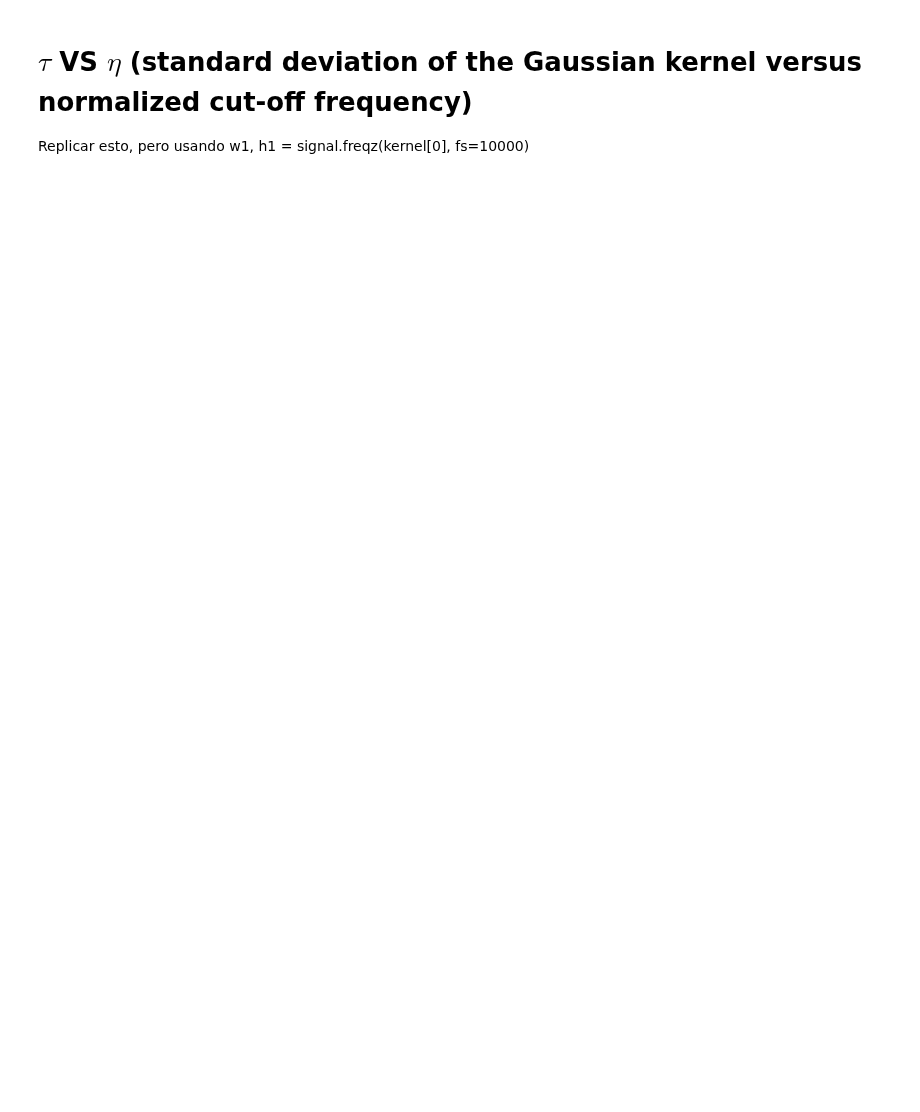
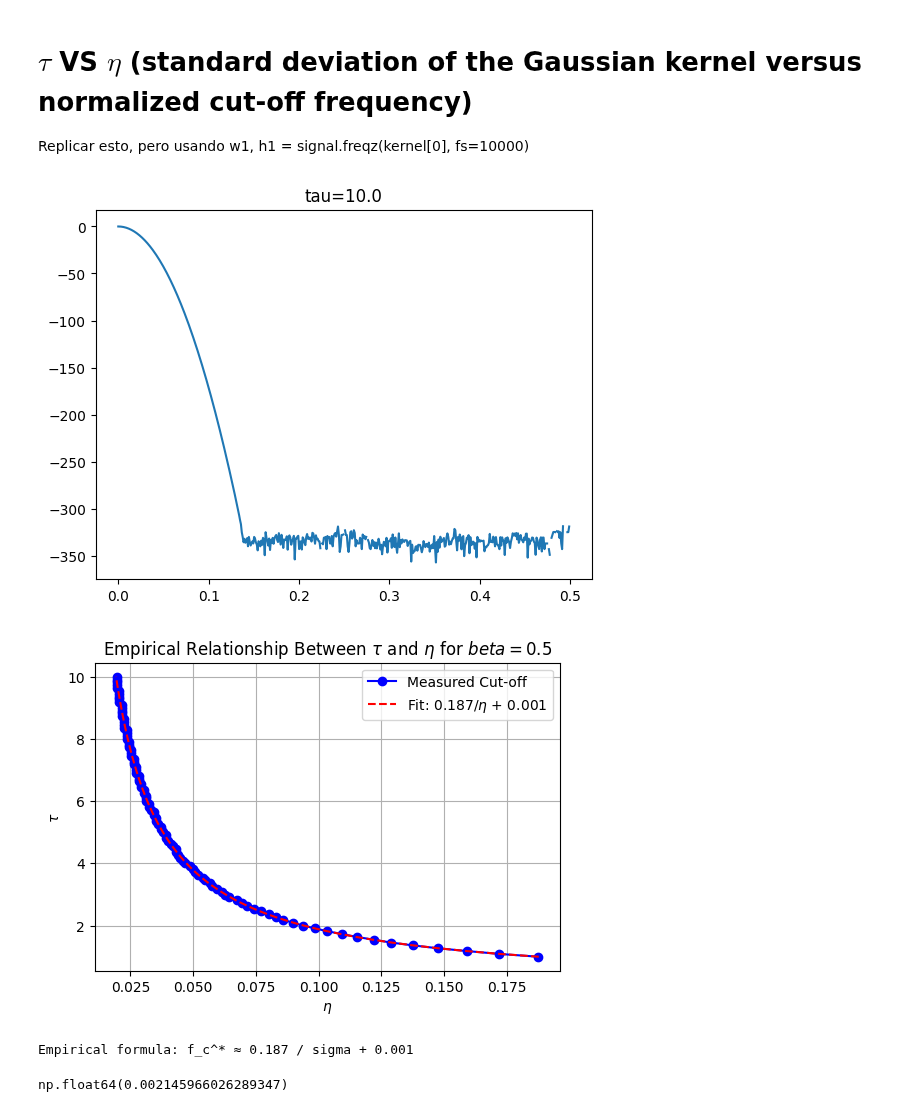
Before and after one commit to vicente-gonzalez-ruiz/denoising, a Jupyter notebook: notebooks/tau_vs_eta.ipynb, the cells around one changed output. Saved outputs shown, nothing was run; the diff lists cells and outputs as text; code cells hidden in the pictures; blank space fills up the shorter version.

```diff
--- a/notebooks/tau_vs_eta.ipynb
+++ b/notebooks/tau_vs_eta.ipynb
@@ -11,15 +11,24 @@ from scipy import signal
 from denoising.utils import get_gaussian_kernel
 
 # Define parameters
-beta = 0.1
+beta = 0.5 # 1/np.sqrt(2)
 sigma_values = np.linspace(1, 10, 100)  # Range of sigma values to test
+#sigma_values = np.linspace(0.5, 0.5, 1)  # Range of sigma values to test
 bandwidth=1
 normalized_cutoff_freqs = []
+
+def naive_gaussian_kernel(sigma=1, k=20):
+    """Generates a truncated Gaussian kernel without smoothing adjustments."""
+    L = 2 * k * sigma + 1  # Ensure an odd length
+    x = np.arange(-L//2, L//2 + 1)
+    kernel = np.exp(-0.5 * (x / sigma) ** 2)
+    return kernel / kernel.sum()  # Normalize
 
 for sigma in sigma_values:
     #print("sigma =", sigma)
     # Generate Gaussian kernel
-    kernel = get_gaussian_kernel(sigma)
+    kernel = naive_gaussian_kernel(sigma)
+    #kernel = get_gaussian_kernel(sigma)
     #print(kernel.shape)
     #plt.plot(kernel)
     #plt.show()
@@ -37,36 +46,55 @@ for sigma in sigma_values:
     map = np.asarray(response < beta).nonzero()
     #print(map)
     try:
-        cutoff_idx = map[0][0]
+        cutoff_idx = map[0][0]  # The first element of a list of arrays with only one array
     except IndexError:
         cutoff_idx = 511
     #cutoff_idx = np.where(response < response[0] / np.sqrt(2))[0][0]
     #print(response[0] / 10)
 
     #cutoff_idx = np.where(response < response[0] / 10)[0][0]
     #print("freq_response[0]=", freq_response[0])
     #cutoff_idx = np.where(freq_response < 1.4)[0][0]
     #print("cutoff_idx=", cutoff_idx)
     cutoff_freq = freqs[cutoff_idx]/bandwidth
     normalized_cutoff_freqs.append(cutoff_freq)
-
-plt.plot(freqs, response)
+plt.title(f"tau={sigma}")
+#plt.plot(freqs, response)
+plt.plot(freqs, 20 * np.log10(response))
 plt.show()
 
 # Fit an empirical formula: f_c^* ≈ C / sigma
 coeff = np.polyfit(1 / sigma_values, normalized_cutoff_freqs, 1)
 
 # Display empirical relationship
 plt.figure(figsize=(6, 4))
 #plt.plot(sigma_values, normalized_cutoff_freqs, 'bo-', label='Measured Cut-off')
 plt.plot(normalized_cutoff_freqs, sigma_values, 'bo-', label='Measured Cut-off')
 #plt.plot(sigma_values, coeff[0] * (1 / sigma_values) + coeff[1], 'r--', label=f'Fit: {coeff[0]:.3f}/sigma + {coeff[1]:.3f}')
 plt.plot(coeff[0] * (1 / sigma_values) + coeff[1], sigma_values, 'r--', label=rf'Fit: {coeff[0]:.3f}/$\eta$ + {coeff[1]:.3f}')
 plt.ylabel(r"$\tau$")
 plt.xlabel(r"$\eta$")
 plt.legend()
 plt.title(rf"Empirical Relationship Between $\tau$ and $\eta$ for $beta={beta}$")
 plt.grid()
 plt.show()
 
 print(f"Empirical formula: f_c^* ≈ {coeff[0]:.3f} / sigma + {coeff[1]:.3f}")
+# %% [output]
+[figure, added]
+[figure, added]
+Empirical formula: f_c^* ≈ 0.187 / sigma + 0.001
+# %%
+import numpy as np
+import math
+
+# Given parameters
+tau = 5
+beta = 0.1
+
+# Compute continuous cutoff frequency
+eta = np.sqrt(-2 * np.log(beta)) / tau
+hat_eta = eta/200
+hat_eta
+# %% [output]
+np.float64(0.002145966026289347)
```
Also changed, not shown: parts of 7 cells of this notebook, 3 other files.
